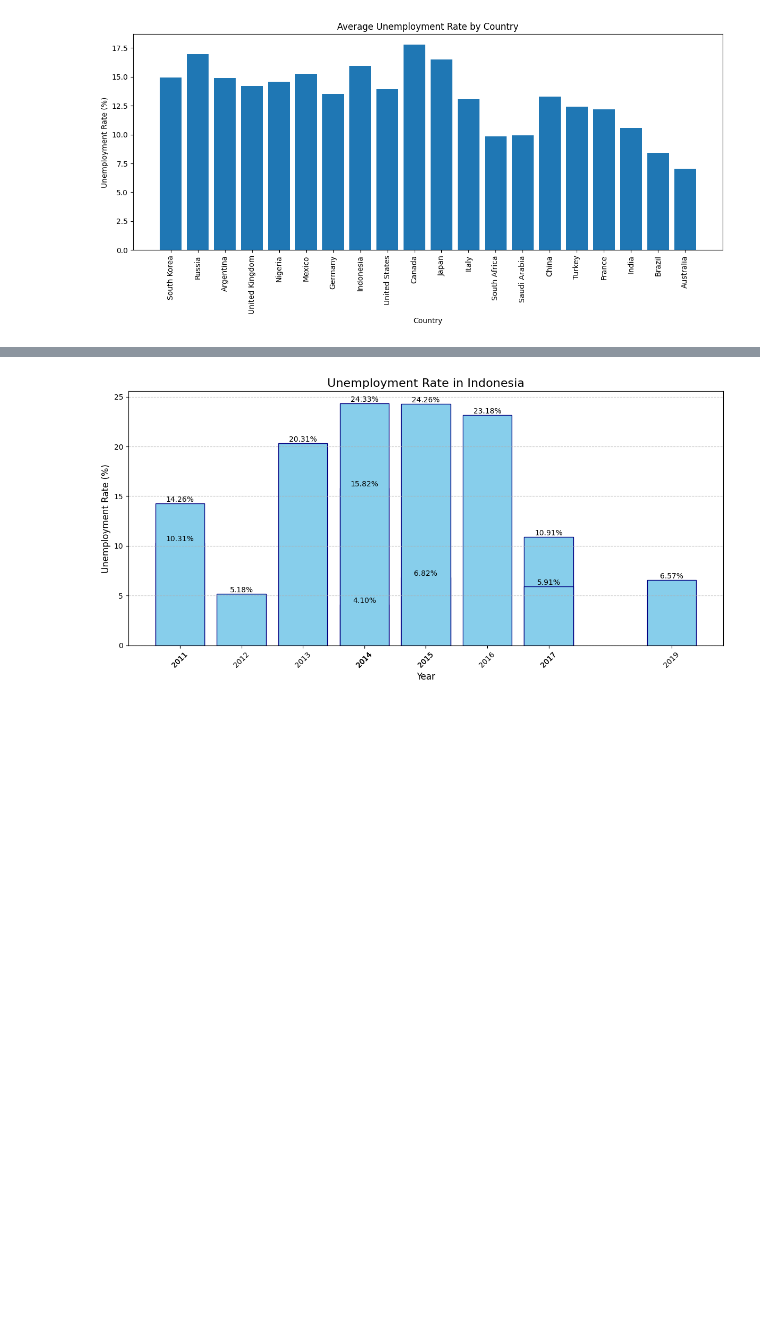
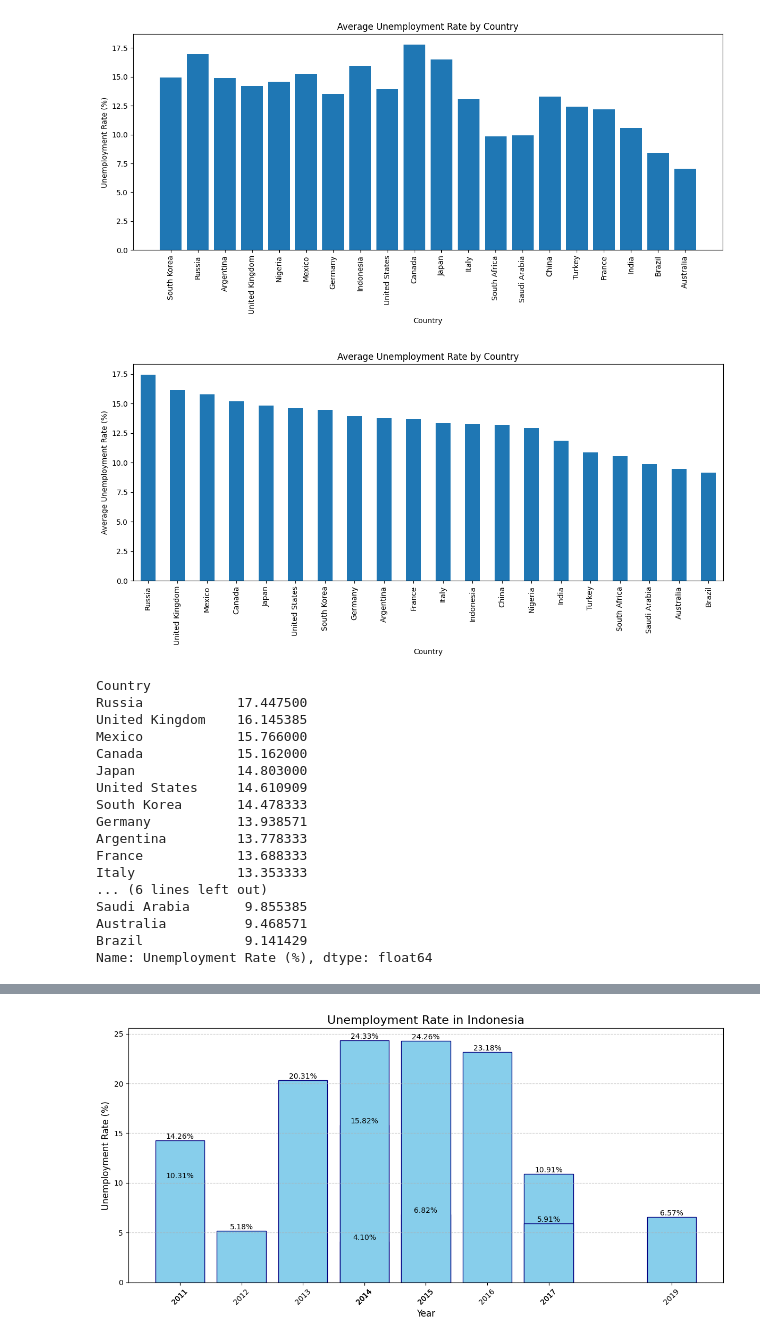
Before and after one commit to YafiRizky/data_analyst_portofolio, a Jupyter notebook: World_Bank_analysis.ipynb, the cells around one changed output, grey strips where cells are left out. Drawn from its saved outputs; the diff is of its cells as text; code cells hidden in the pictures; blank space fills up the shorter version.

Commit message:
Update World Bank analysis

```diff
--- a/World_Bank_analysis.ipynb
+++ b/World_Bank_analysis.ipynb
@@ -5,7 +5,7 @@ import matplotlib.pyplot as plt
 import seaborn as sns
 
 # file path
-file_path= "D:/DATA_/Analyst/world_bank_analyst/world_bank_dataset.csv"
+file_path= "D:/DATA_/world_bank_dataset.csv"
 df = pd.read_csv(file_path)
 
 df.describe()
@@ -221,3 +221,36 @@ plt.show()
 1        Australia       4.136228e+07  5.860700e+08                   7.057566
 [figure]
 [figure]
+# %%
+# Average Unemployment Rate for each country
+avg_unemployment = df.groupby('Country')['Unemployment Rate (%)'].mean().sort_values(ascending=False)
+
+plt.figure(figsize=(12, 6))
+avg_unemployment.plot(kind='bar')
+plt.title('Average Unemployment Rate by Country')
+plt.xlabel('Country')
+plt.ylabel('Average Unemployment Rate (%)')
+plt.xticks(rotation=90)
+plt.tight_layout()
+plt.show()
+
+print(avg_unemployment)
+# %% [output]
+[figure, added]
+Country
+Russia            17.447500
+United Kingdom    16.145385
+Mexico            15.766000
+Canada            15.162000
+Japan             14.803000
+United States     14.610909
+South Korea       14.478333
+Germany           13.938571
+Argentina         13.778333
+France            13.688333
+Italy             13.353333
+... (6 lines left out)
+Saudi Arabia       9.855385
+Australia          9.468571
+Brazil             9.141429
+Name: Unemployment Rate (%), dtype: float64
```
Also changed, not shown: parts of 1 cell of this notebook.
